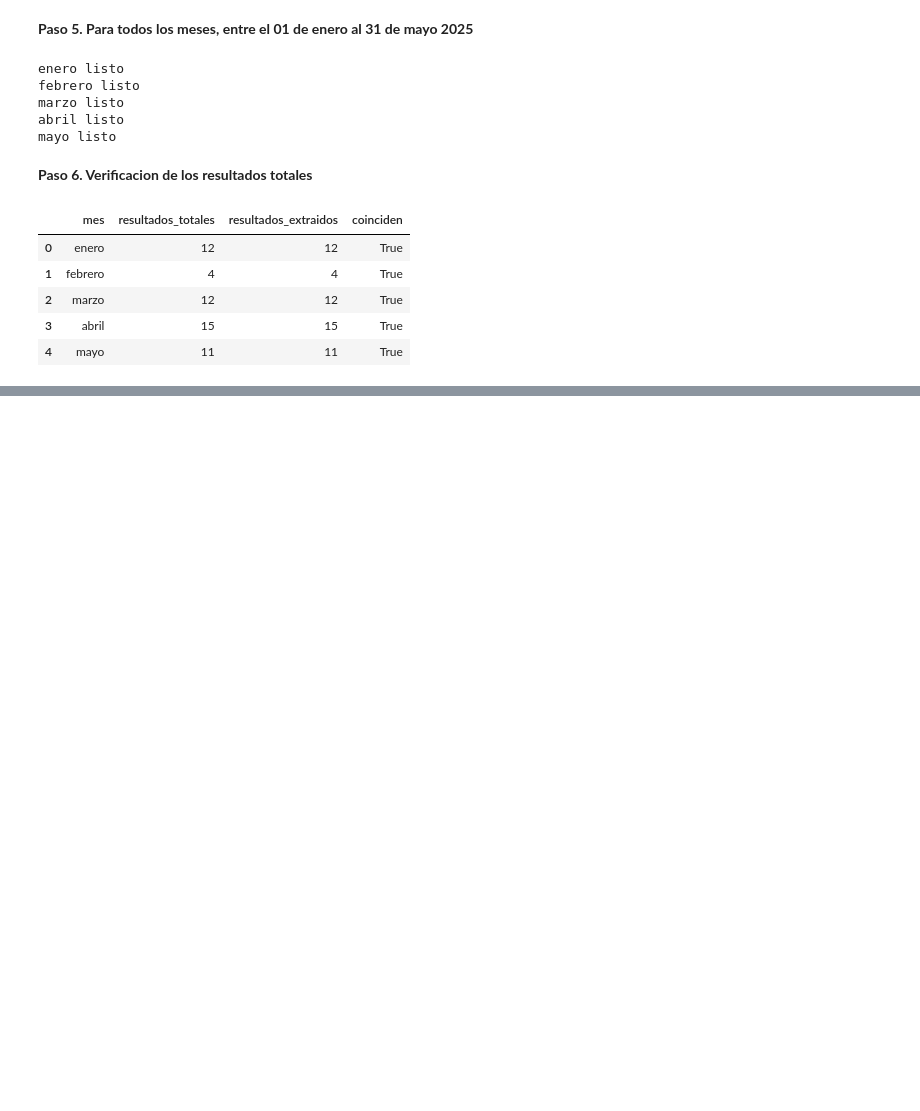
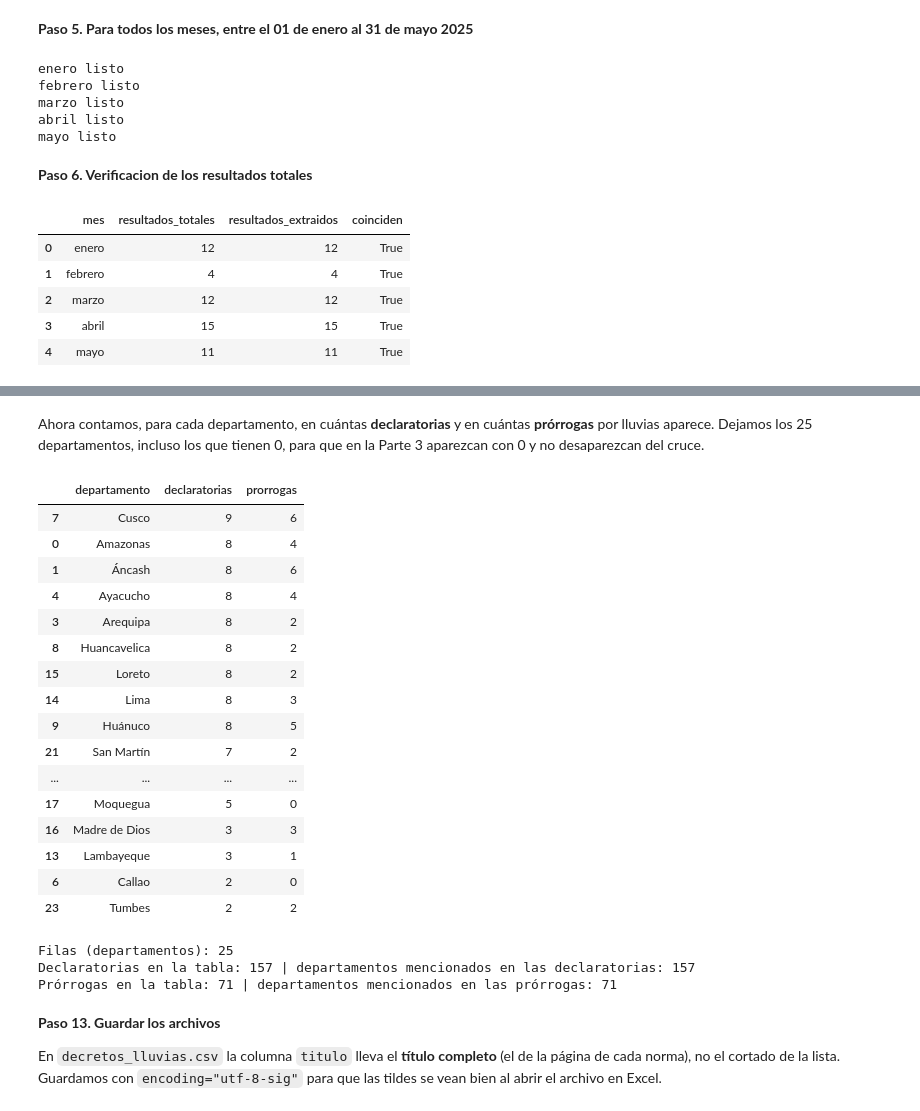
Before and after one commit to serugiran96/group_08, a Jupyter notebook: assignment_2/scraping_emergencias.ipynb, the cells around one changed output, grey strips where cells are left out. Saved outputs shown, nothing was run; the diff lists cells and outputs as text; code cells hidden in the pictures; blank space fills up the shorter version.

Commit message:
#10
He completado los pasos faltantes, del paso 7 al 13. También he verificado que la información esté correcta.

```diff
--- a/assignment_2/scraping_emergencias.ipynb
+++ b/assignment_2/scraping_emergencias.ipynb
@@ -230,0 +598,51 @@ tabla_verificacion
+# %% [markdown]
+Ahora contamos, para cada departamento, en cuántas **declaratorias** y en cuántas **prórrogas** por lluvias aparece. Dejamos los 25 departamentos, incluso los que tienen 0, para que en la Parte 3 aparezcan con 0 y no desaparezcan del cruce.
+# %%
+conteo = []
+for departamento in departamentos:
+    declaratorias = 0
+    prorrogas = 0
+    for _, decreto in decretos_lluvias.iterrows():
+        if departamento in decreto["departamentos"]:
+            if decreto["tipo"] == "declara":
+                declaratorias = declaratorias + 1
+            elif decreto["tipo"] == "prorroga":
+                prorrogas = prorrogas + 1
+    conteo.append({"departamento": departamento, "declaratorias": declaratorias, "prorrogas": prorrogas})
+
+decretos_por_departamento = pd.DataFrame(conteo)
+decretos_por_departamento.sort_values("declaratorias", ascending=False)
+# %% [output]
+|  | departamento | declaratorias | prorrogas |
+| 7 | Cusco | 9 | 6 |
+| 0 | Amazonas | 8 | 4 |
+| 1 | Áncash | 8 | 6 |
+| 4 | Ayacucho | 8 | 4 |
+| 3 | Arequipa | 8 | 2 |
+| 8 | Huancavelica | 8 | 2 |
+| 15 | Loreto | 8 | 2 |
+| 14 | Lima | 8 | 3 |
+| 9 | Huánuco | 8 | 5 |
+| 21 | San Martín | 7 | 2 |
+| ... | ... | ... | ... |
+| 17 | Moquegua | 5 | 0 |
+| 16 | Madre de Dios | 3 | 3 |
+| 13 | Lambayeque | 3 | 1 |
+| 6 | Callao | 2 | 0 |
+| 23 | Tumbes | 2 | 2 |
+# %%
+# Verificación: el total de la tabla debe ser igual a la suma de departamentos de cada decreto
+es_declara = decretos_lluvias["tipo"] == "declara"
+print("Filas (departamentos):", len(decretos_por_departamento))
+print("Declaratorias en la tabla:", decretos_por_departamento["declaratorias"].sum(),
+      "| departamentos mencionados en las declaratorias:", decretos_lluvias.loc[es_declara, "n_departamentos"].sum())
+print("Prórrogas en la tabla:", decretos_por_departamento["prorrogas"].sum(),
+      "| departamentos mencionados en las prórrogas:", decretos_lluvias.loc[~es_declara, "n_departamentos"].sum())
+# %% [output]
+Filas (departamentos): 25
+Declaratorias en la tabla: 157 | departamentos mencionados en las declaratorias: 157
+Prórrogas en la tabla: 71 | departamentos mencionados en las prórrogas: 71
+# %% [markdown]
+**Paso 13. Guardar los archivos**
+
+En `decretos_lluvias.csv` la columna `titulo` lleva el **título completo** (el de la página de cada norma), no el cortado de la lista. Guardamos con `encoding="utf-8-sig"` para que las tildes se vean bien al abrir el archivo en Excel.
```
Also changed, not shown: parts of 32 cells of this notebook, 2 other files.
